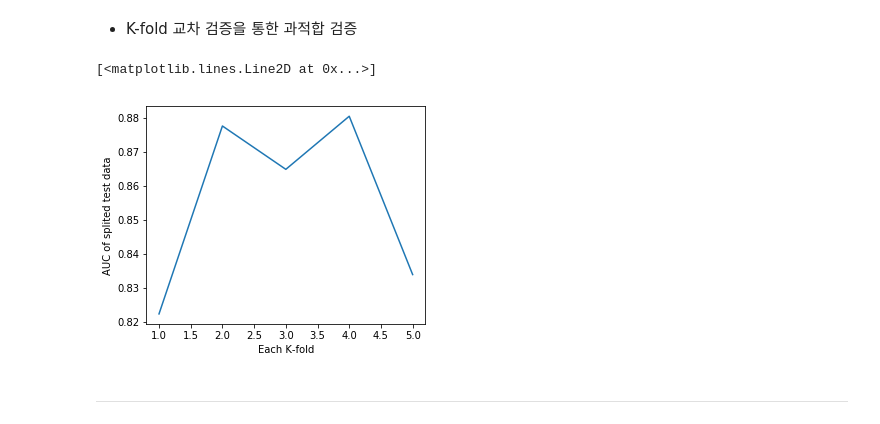
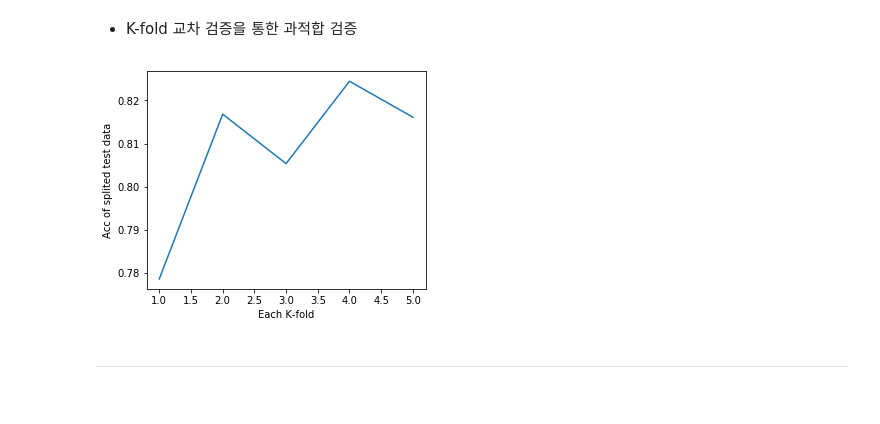
Before and after one commit to yoonkt200/python-data-analysis, a Jupyter notebook: chapter4/01-titanic-classification.ipynb, the cells around one changed output. Saved outputs shown, nothing was run; the diff lists cells and outputs as text; code cells hidden in the pictures.

```diff
--- a/chapter4/01-titanic-classification.ipynb
+++ b/chapter4/01-titanic-classification.ipynb
@@ -582,7 +582,7 @@ from sklearn.model_selection import KFold
 # K-fold 교차 검증의 k를 5로 설정합니다.
 k = 5
 cv = KFold(k, shuffle=True, random_state=0)
-auc_history = []
+acc_history = []
 
 # K-fold를 5번의 분할 학습으로 반복합니다.
 for i, (train_data_row, test_data_row) in enumerate(cv.split(whole_df_encoded)):
@@ -599,20 +599,17 @@ for i, (train_data_row, test_data_row) in enumerate(cv.split(whole_df_encoded)):
     lr = LogisticRegression(random_state=0)
     lr.fit(splited_x_train, splited_y_train)
     y_pred = lr.predict(splited_x_test)
-    y_pred_probability = lr.predict_proba(splited_x_test)[:,1]
 
-    # 테스트 데이터셋의 AUC를 계산하여 auc_history에 저장합니다.
-    false_positive_rate, true_positive_rate, thresholds = roc_curve(splited_y_test, y_pred_probability)
-    roc_auc = roc_auc_score(splited_y_test, y_pred_probability)
-    auc_history.append(roc_auc)
+    # 테스트 데이터셋의 Accuracy를 계산하여 acc_history에 저장합니다.
+    splited_acc = accuracy_score(splited_y_test, y_pred)
+    acc_history.append(splited_acc)
 # %%
-# auc_history에 저장된 5번의 학습 결과(AUC)를 그래프로 출력합니다.
+# acc_history에 저장된 5번의 학습 결과(Accuracy)를 그래프로 출력합니다.
 plt.xlabel("Each K-fold")
-plt.ylabel("AUC of splited test data")
-plt.plot(range(1, k+1), auc_history) # baseline
+plt.ylabel("Acc of splited test data")
+plt.plot(range(1, k+1), acc_history)
 # %% [output]
-[<matplotlib.lines.Line2D at 0x...>]
-[figure, old version]
+[figure, new version]
 # %% [markdown]
 -----
 # %% [markdown]
```
Also changed, not shown: parts of 5 cells of this notebook, 4 other files.
